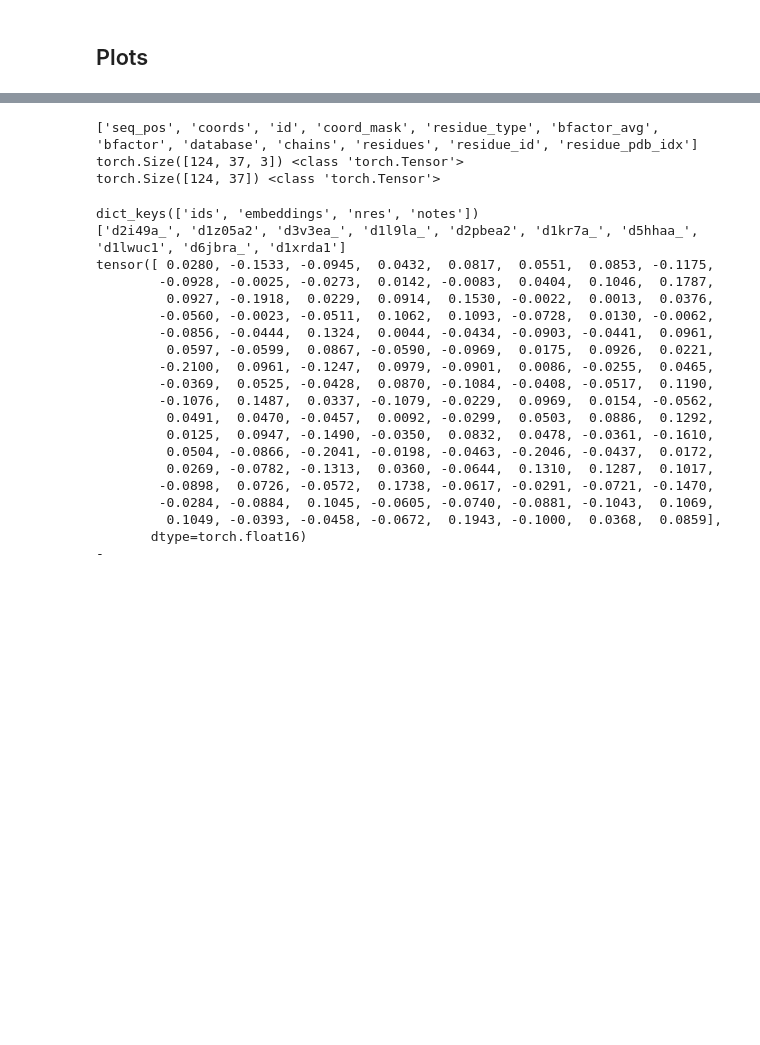
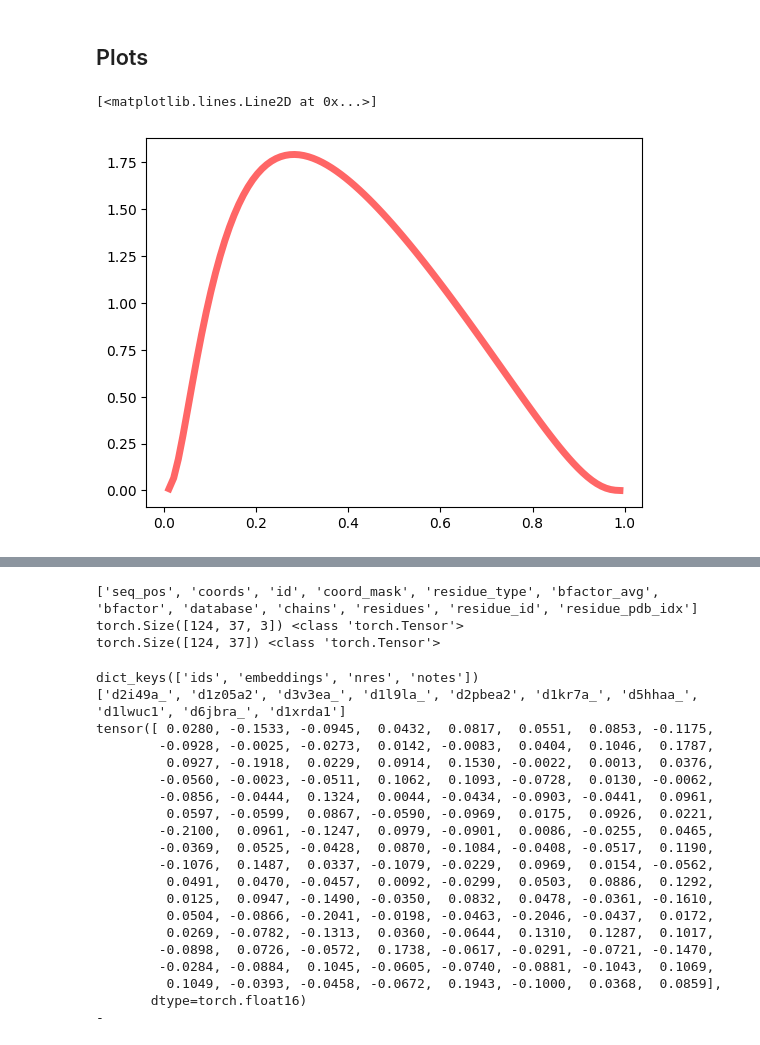
Before and after one commit to Yuwan3154/proteina, a Jupyter notebook: proteina.ipynb, the cells around one changed output, grey strips where cells are left out. Cells and saved outputs as stored; diff of their text form; code cells hidden in the pictures; blank space fills up the shorter version.

```diff
--- a/proteina.ipynb
+++ b/proteina.ipynb
@@ -61,3 +61,14 @@ def compute_lddt(gt_coord, template_coord, cutoff=15, local_cutoff=[0.5, 1.0, 2.
     lddt = np.mean(local_dist_mask, axis=0)
     lddt = (global_dist_mask * lddt).sum(axis=0) / global_dist_mask.sum(axis=0)
     return lddt
+# %%
+p1 = -0.5
+p2 = 1.0
+x = np.linspace(0, 1, 100)
+def logit_normal_pdf(x, p1, p2):
+    return (1 / (p2 * np.sqrt(2 * np.pi))) * (1 / (x * (1 - x))) * np.exp(-0.5 * ((np.log(x / (1 - x)) - p1) / p2) ** 2)
+plt.plot(x, logit_normal_pdf(x, p1, p2),
+       'r-', lw=5, alpha=0.6, label='logit_normal pdf')
+# %% [output]
+[<matplotlib.lines.Line2D at 0x...>]
+[figure, added]
```
Also changed, not shown: parts of 1 cell of this notebook, 1 other file.
